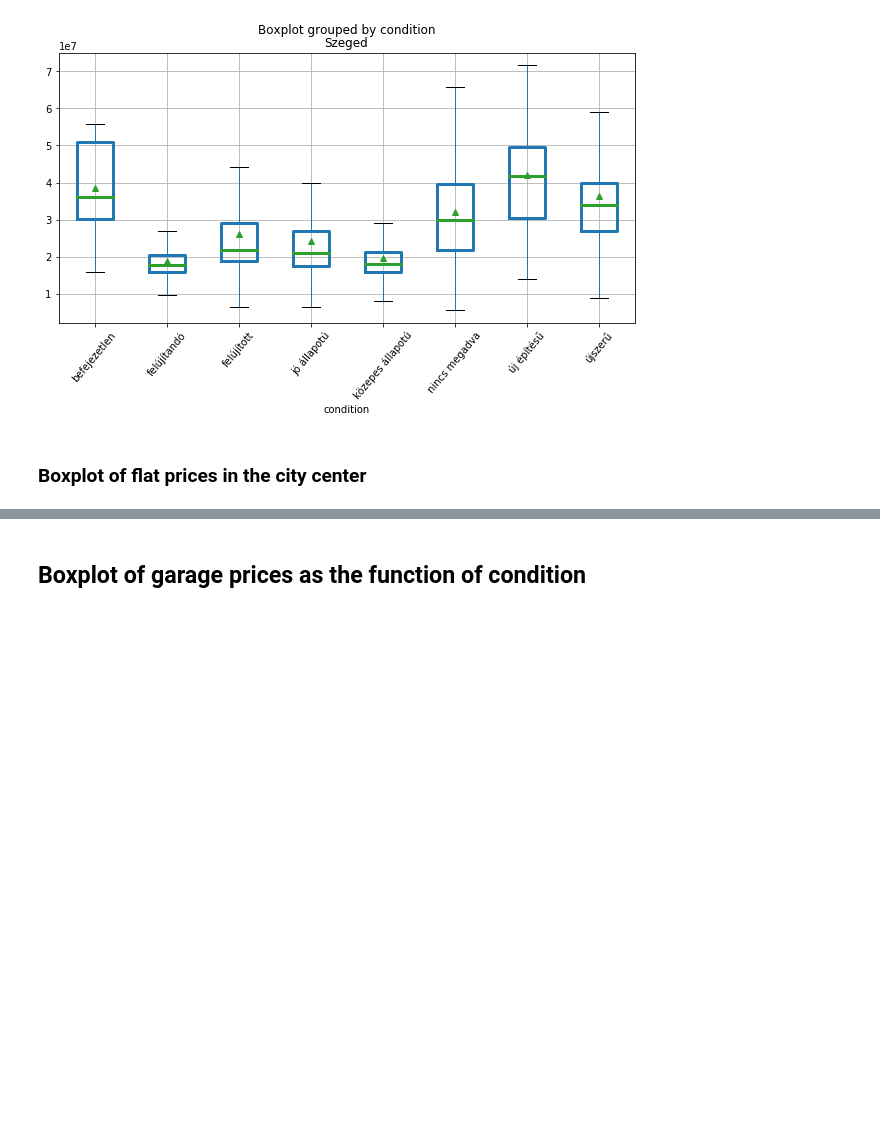
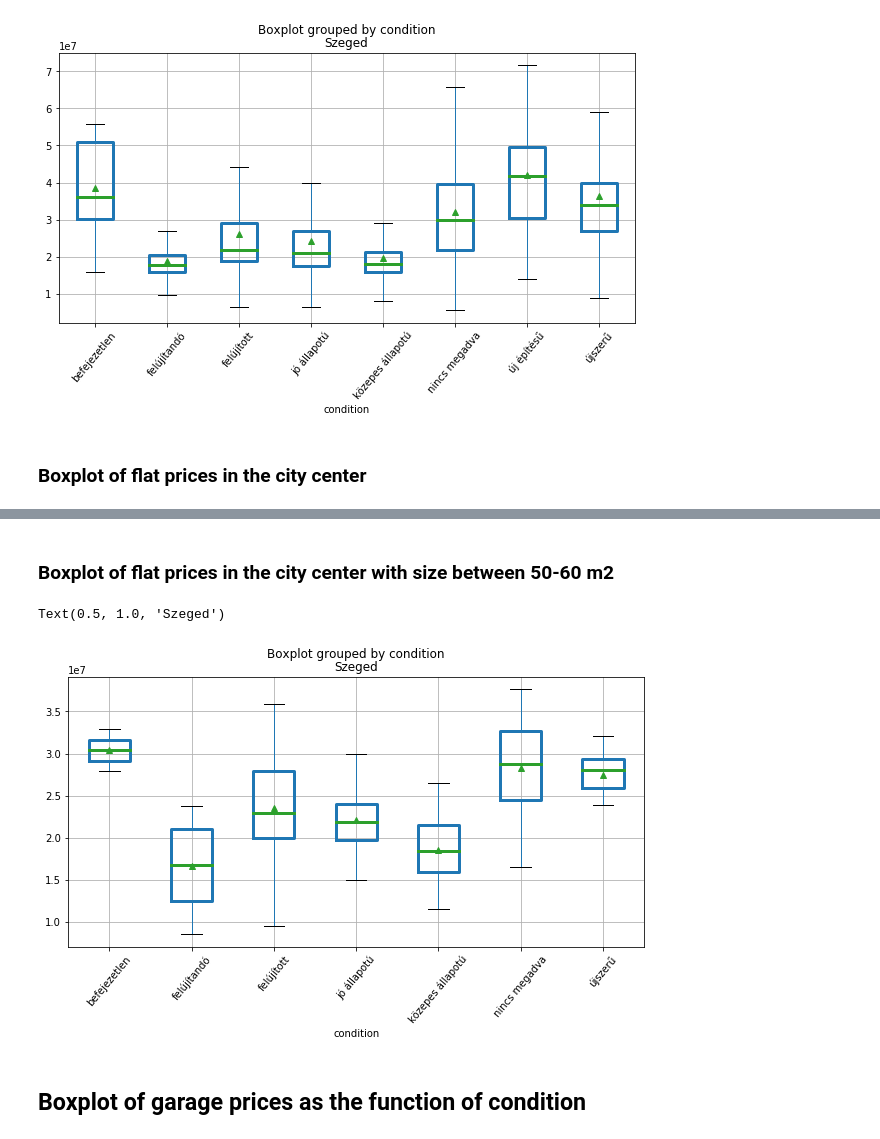
Before and after one commit to diveki/Property-finder, a Jupyter notebook: Summary_for_flats_template.ipynb, the cells around one changed output, grey strips where cells are left out. Saved outputs shown, nothing was run; the diff lists cells and outputs as text; code cells hidden in the pictures; blank space fills up the shorter version.

```diff
--- a/Summary_for_flats_template.ipynb
+++ b/Summary_for_flats_template.ipynb
@@ -167,3 +167,16 @@ Text(0.5, 1.0, 'Szeged')
+# %% [markdown]
+### Boxplot of flat prices in the city center with size between 50-60 m2
+# %%
+fig, axes = plt.subplots(1, figsize=(10,5))
+city='Szeged'
+cond=df['description'].apply(lambda x: 'belváros' in x)
+cond_size = (df['size'] > 50) & (df['size'] < 60 )
+cond_final = cond & cond_size
+plot_boxes(df, ax=axes, target='price', prop_type='Flat', city=city, by='condition', cond=cond_final)
+axes.set_title(city)
+# %% [output]
+Text(0.5, 1.0, 'Szeged')
+[figure, added]
 # %% [markdown]
 ## Boxplot of garage prices as the function of condition
 # %%
```
Also changed, not shown: parts of 2 cells of this notebook, 1 other file.
